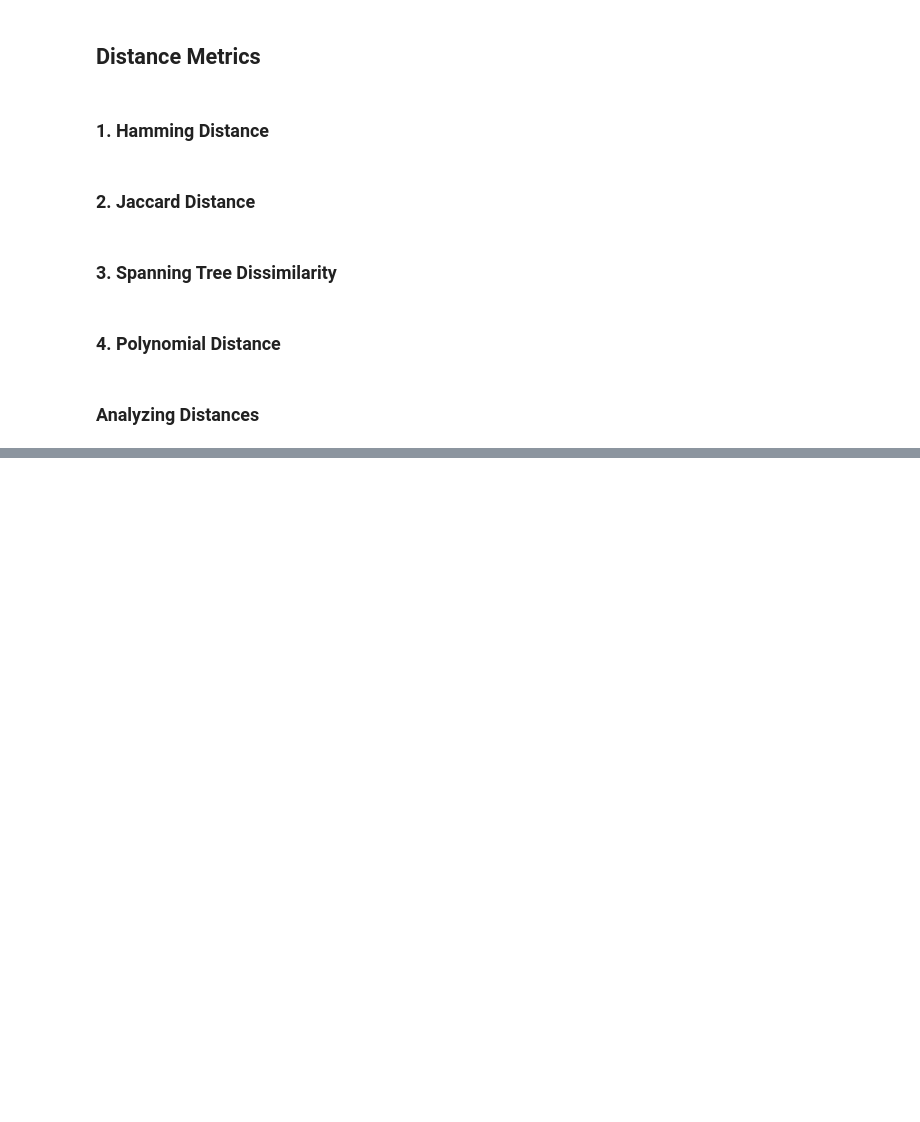
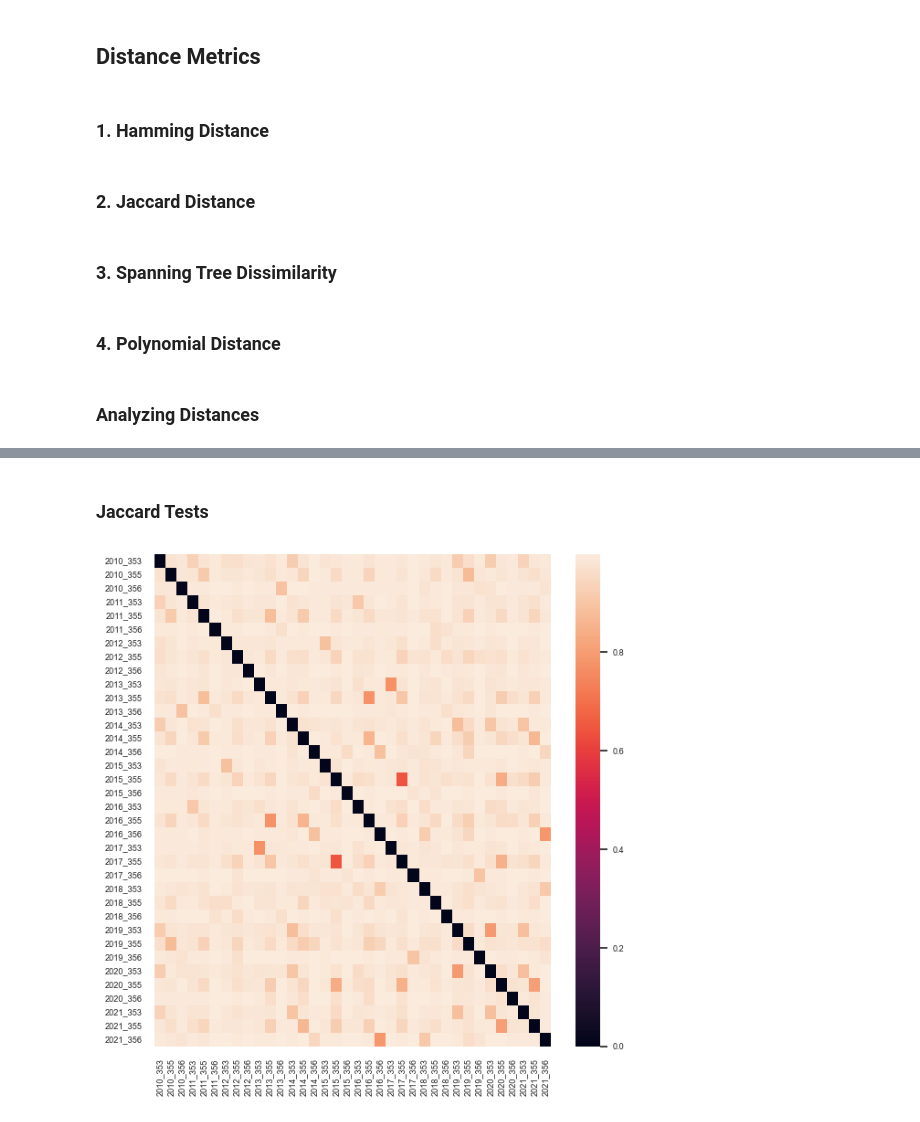
Before and after one commit to soschuetze/WTO-Fashion-Network, a Jupyter notebook: network.ipynb, the cells around one changed output, grey strips where cells are left out. Cells and saved outputs as stored; diff of their text form; code cells hidden in the pictures; blank space fills up the shorter version.

```diff
--- a/network.ipynb
+++ b/network.ipynb
@@ -411,0 +498,6 @@ plt.show()
+# %% [markdown]
+### Jaccard Tests
+# %%
+pairwise_heatmap(jaccard_distances, j_labels)
+# %% [output]
+[figure, added]
```
Also changed, not shown: parts of 67 cells of this notebook, 5 other files.
